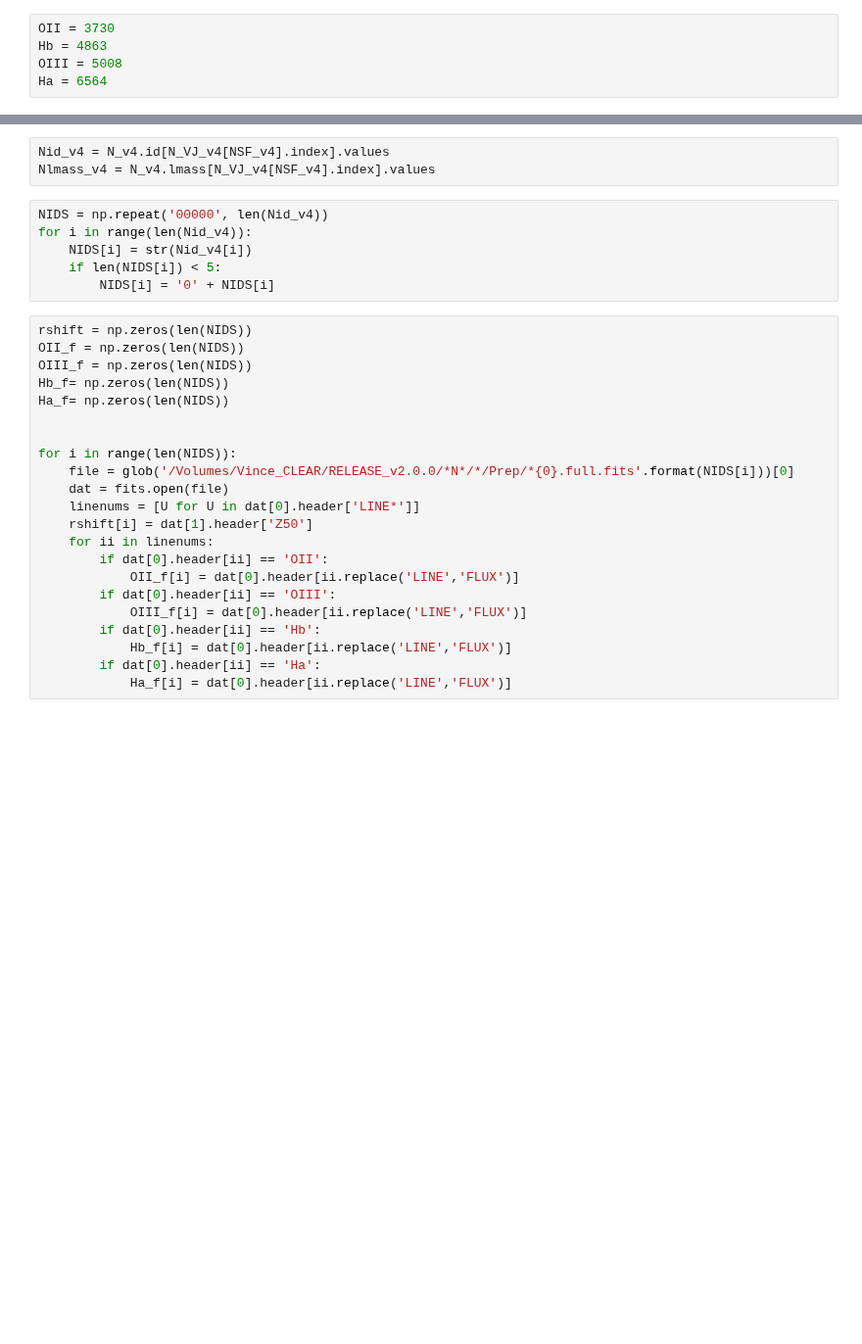
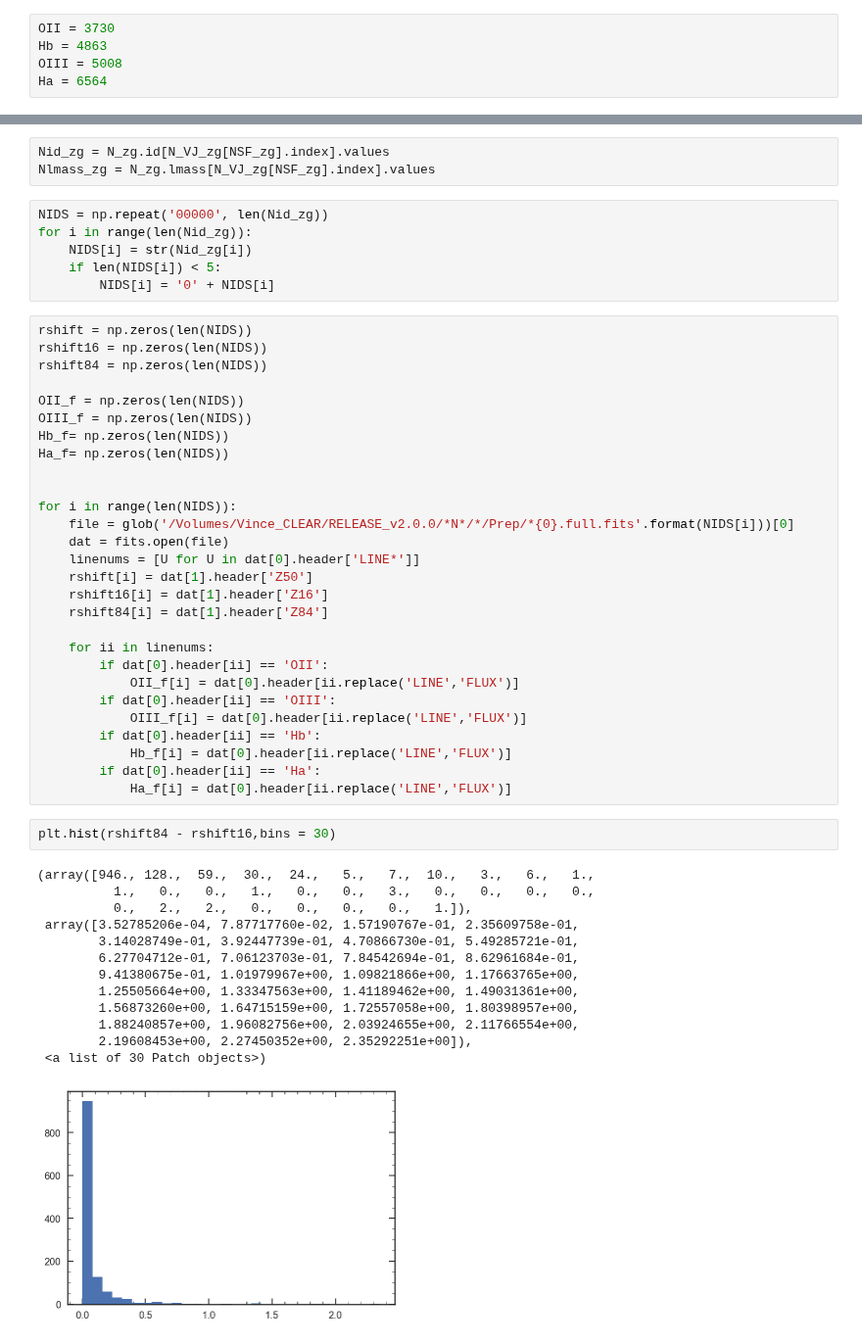
Before and after one commit to Vince-ec/Cluster_and_field, a Jupyter notebook: scripts/emissionlines.ipynb, the cells around one changed output, grey strips where cells are left out. Shown at 98% size. Cells and saved outputs as stored; diff of their text form; blank space fills up the shorter version.

```diff
--- a/scripts/emissionlines.ipynb
+++ b/scripts/emissionlines.ipynb
@@ -149,14 +149,17 @@ plt.axis([0,2.5,.5,2.5])
-# %%
-Nid_v4 = N_v4.id[N_VJ_v4[NSF_v4].index].values
-Nlmass_v4 = N_v4.lmass[N_VJ_v4[NSF_v4].index].values
+# %%
+Nid_zg = N_zg.id[N_VJ_zg[NSF_zg].index].values
+Nlmass_zg = N_zg.lmass[N_VJ_zg[NSF_zg].index].values
 # %%
-NIDS = np.repeat('00000', len(Nid_v4))
-for i in range(len(Nid_v4)):
-    NIDS[i] = str(Nid_v4[i])
+NIDS = np.repeat('00000', len(Nid_zg))
+for i in range(len(Nid_zg)):
+    NIDS[i] = str(Nid_zg[i])
     if len(NIDS[i]) < 5:
         NIDS[i] = '0' + NIDS[i]
 # %%
 rshift = np.zeros(len(NIDS))
+rshift16 = np.zeros(len(NIDS))
+rshift84 = np.zeros(len(NIDS))
+
 OII_f = np.zeros(len(NIDS))
 OIII_f = np.zeros(len(NIDS))
 Hb_f= np.zeros(len(NIDS))
@@ -168,6 +171,9 @@ for i in range(len(NIDS)):
     dat = fits.open(file)
     linenums = [U for U in dat[0].header['LINE*']]
     rshift[i] = dat[1].header['Z50']
+    rshift16[i] = dat[1].header['Z16']
+    rshift84[i] = dat[1].header['Z84']
+
     for ii in linenums:
         if dat[0].header[ii] == 'OII':
             OII_f[i] = dat[0].header[ii.replace('LINE','FLUX')]
@@ -177,3 +183,19 @@ for i in range(len(NIDS)):
             Hb_f[i] = dat[0].header[ii.replace('LINE','FLUX')]
         if dat[0].header[ii] == 'Ha':
             Ha_f[i] = dat[0].header[ii.replace('LINE','FLUX')]
+# %%
+plt.hist(rshift84 - rshift16,bins = 30)
+# %% [output]
+(array([946., 128.,  59.,  30.,  24.,   5.,   7.,  10.,   3.,   6.,   1.,
+          1.,   0.,   0.,   1.,   0.,   0.,   3.,   0.,   0.,   0.,   0.,
+          0.,   2.,   2.,   0.,   0.,   0.,   0.,   1.]),
+ array([3.52785206e-04, 7.87717760e-02, 1.57190767e-01, 2.35609758e-01,
+        3.14028749e-01, 3.92447739e-01, 4.70866730e-01, 5.49285721e-01,
+        6.27704712e-01, 7.06123703e-01, 7.84542694e-01, 8.62961684e-01,
+        9.41380675e-01, 1.01979967e+00, 1.09821866e+00, 1.17663765e+00,
+        1.25505664e+00, 1.33347563e+00, 1.41189462e+00, 1.49031361e+00,
+        1.56873260e+00, 1.64715159e+00, 1.72557058e+00, 1.80398957e+00,
+        1.88240857e+00, 1.96082756e+00, 2.03924655e+00, 2.11766554e+00,
+        2.19608453e+00, 2.27450352e+00, 2.35292251e+00]),
+ <a list of 30 Patch objects>)
+[figure, added]
```
Also changed, not shown: parts of 13 cells of this notebook.
